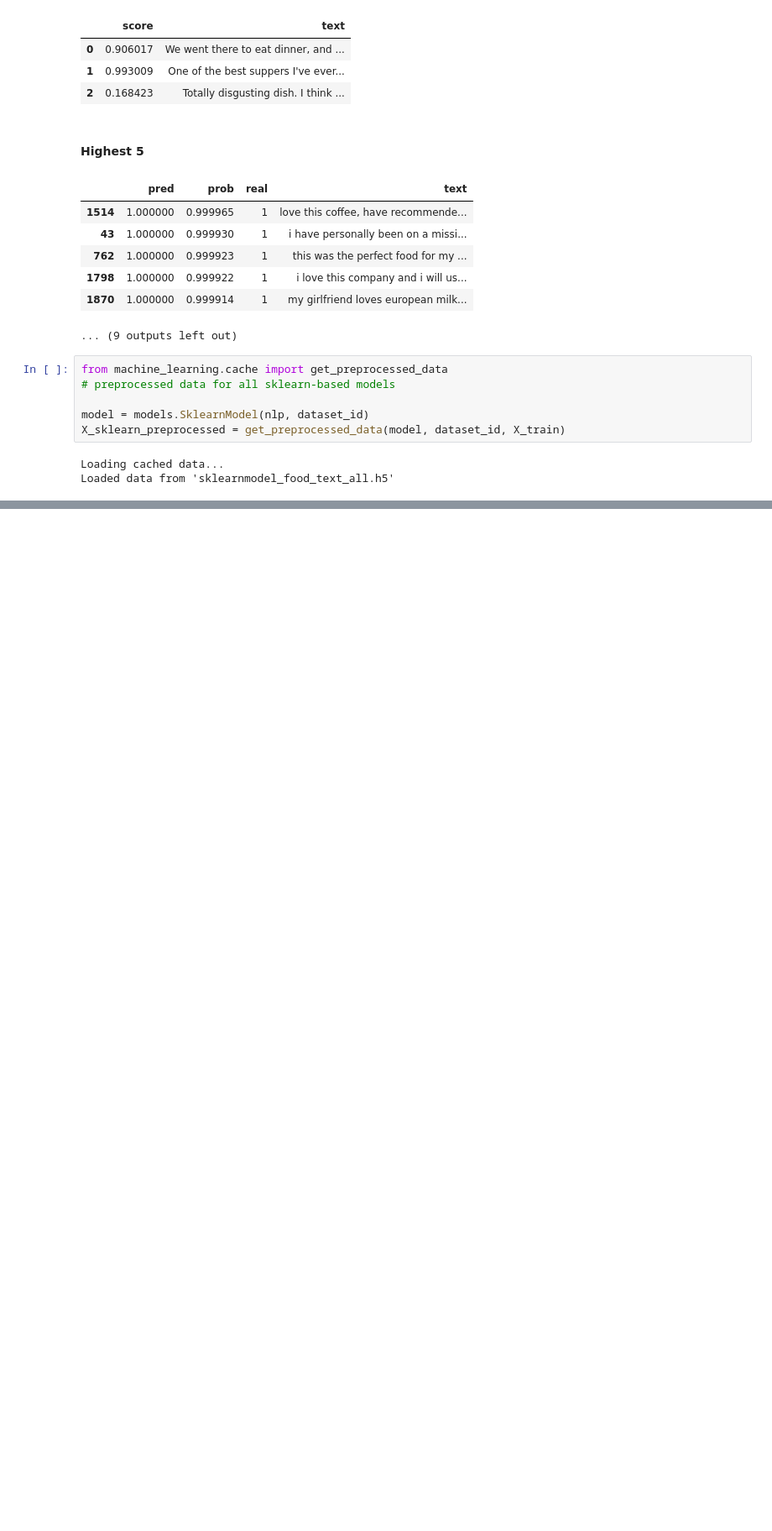
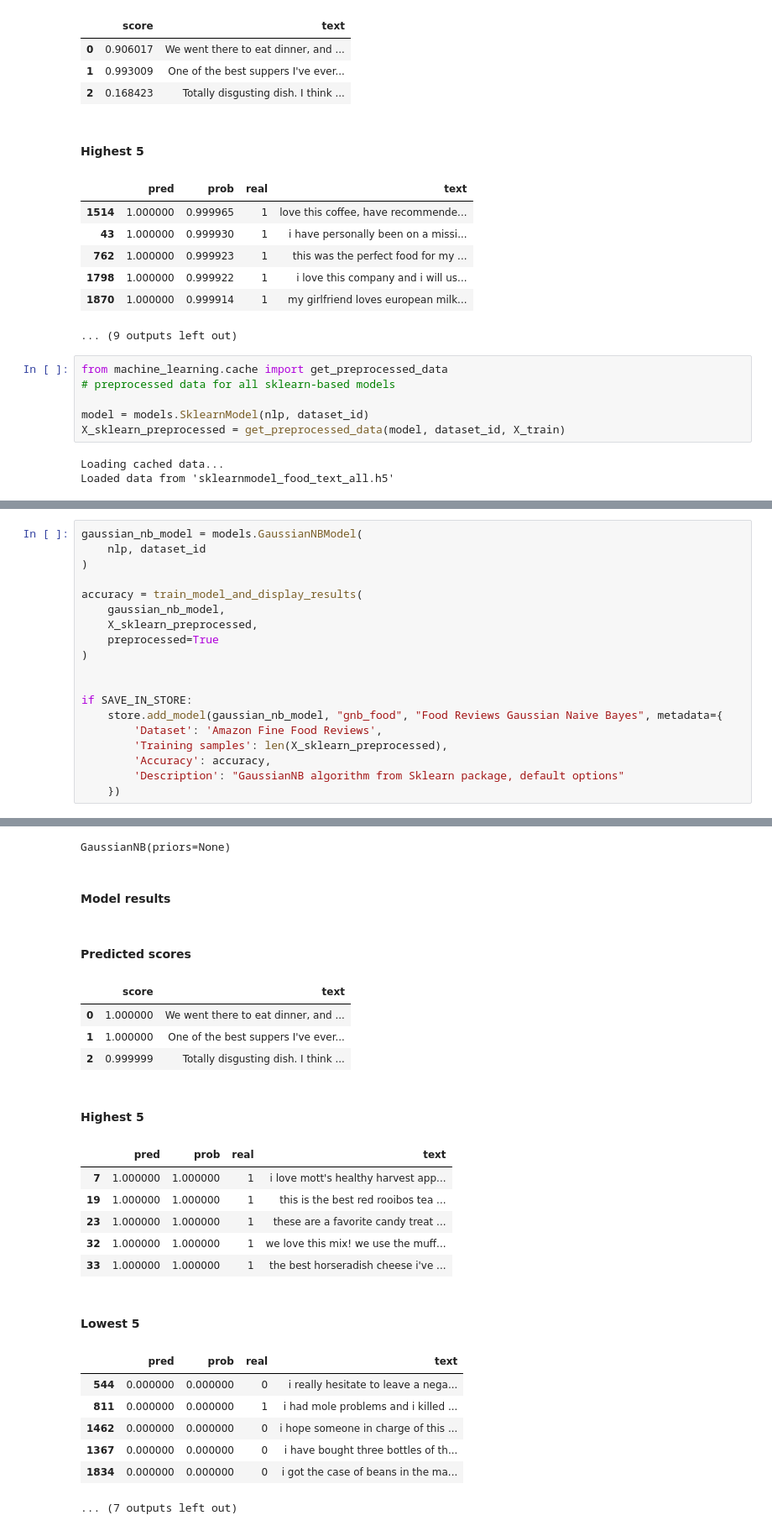
Before and after one commit to Valian/nlp-sentiment-analysis, a Jupyter notebook: src/text_sentiment_analysis_food.ipynb, the cells around one changed output, grey strips where cells are left out. Shown: that part at 84% size. Cells and saved outputs as stored; diff of their text form; blank space fills up the shorter version.

```diff
--- a/src/text_sentiment_analysis_food.ipynb
+++ b/src/text_sentiment_analysis_food.ipynb
@@ -372,0 +354,20 @@ train_model_and_display_results(models.GradientBoostingModel(
+# %%
+gaussian_nb_model = models.GaussianNBModel(
+    nlp, dataset_id
+)
+
+accuracy = train_model_and_display_results(
+    gaussian_nb_model,
+    X_sklearn_preprocessed,
+    preprocessed=True
+)
+
+
+if SAVE_IN_STORE:
+    store.add_model(gaussian_nb_model, "gnb_food", "Food Reviews Gaussian Naive Bayes", metadata={
+        'Dataset': 'Amazon Fine Food Reviews',
+        'Training samples': len(X_sklearn_preprocessed),
+        'Accuracy': accuracy,
+        'Description': "GaussianNB algorithm from Sklearn package, default options"
+    })
+# %% [output]
@@ -372,0 +379,22 @@ train_model_and_display_results(models.GradientBoostingModel(
+GaussianNB(priors=None)
+#### Model results
+#### Predicted scores
+|  | score | text |
+| 0 | 1.000000 | We went there to eat dinner, and ... |
+| 1 | 1.000000 | One of the best suppers I've ever... |
+| 2 | 0.999999 | Totally disgusting dish. I think ... |
+#### Highest 5
+|  | pred | prob | real | text |
+| 7 | 1.000000 | 1.000000 | 1 | i love mott's healthy harvest app... |
+| 19 | 1.000000 | 1.000000 | 1 | this is the best red rooibos tea ... |
+| 23 | 1.000000 | 1.000000 | 1 | these are a favorite candy treat ... |
+| 32 | 1.000000 | 1.000000 | 1 | we love this mix! we use the muff... |
+| 33 | 1.000000 | 1.000000 | 1 | the best horseradish cheese i've ... |
+#### Lowest 5
+|  | pred | prob | real | text |
+| 544 | 0.000000 | 0.000000 | 0 | i really hesitate to leave a nega... |
+| 811 | 0.000000 | 0.000000 | 1 | i had mole problems and i killed ... |
+| 1462 | 0.000000 | 0.000000 | 0 | i hope someone in charge of this ... |
+| 1367 | 0.000000 | 0.000000 | 0 | i have bought three bottles of th... |
+| 1834 | 0.000000 | 0.000000 | 0 | i got the case of beans in the ma... |
+... (7 outputs left out)
```
Also changed, not shown: parts of 19 cells of this notebook, 7 other files.
